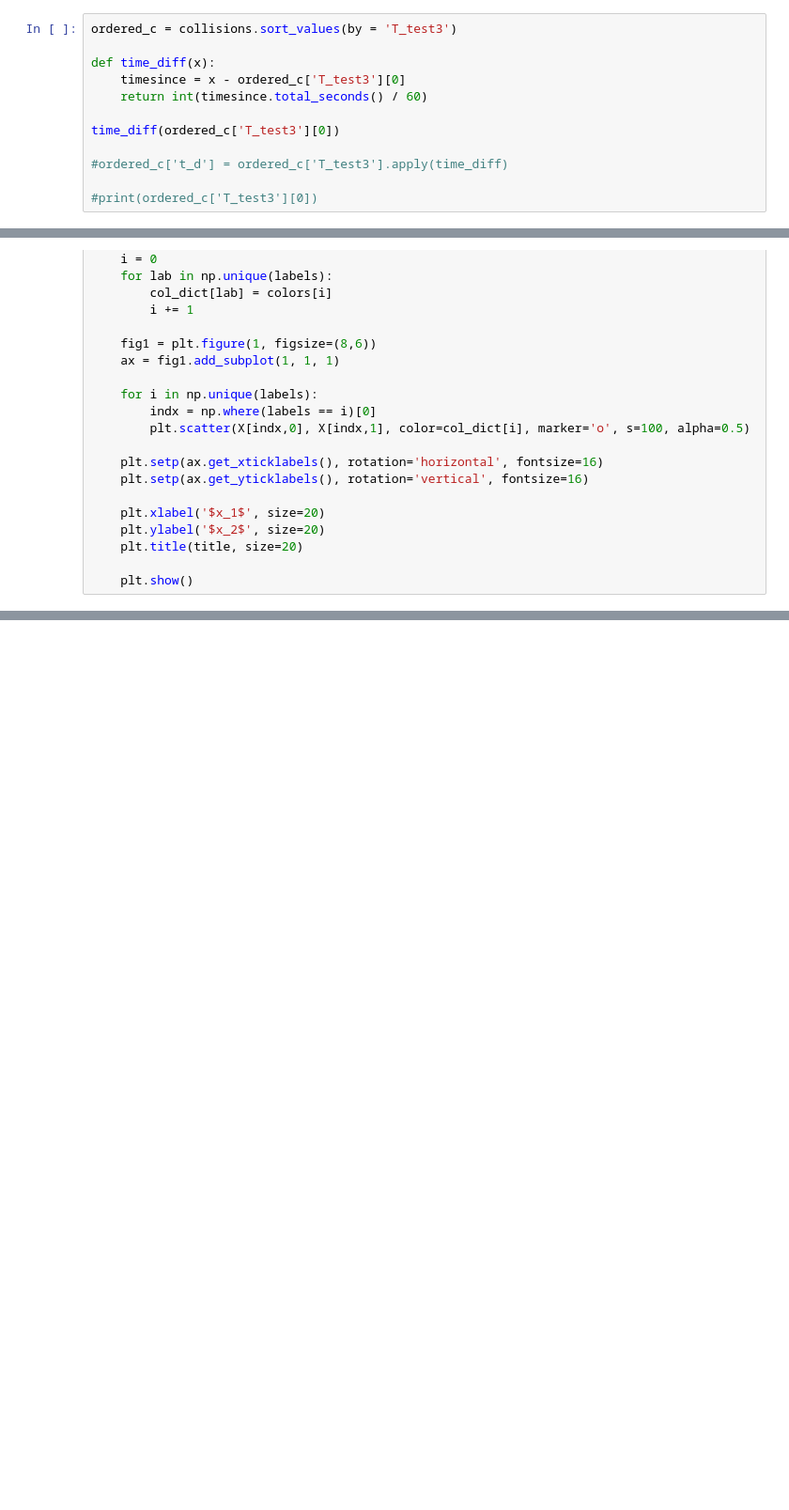
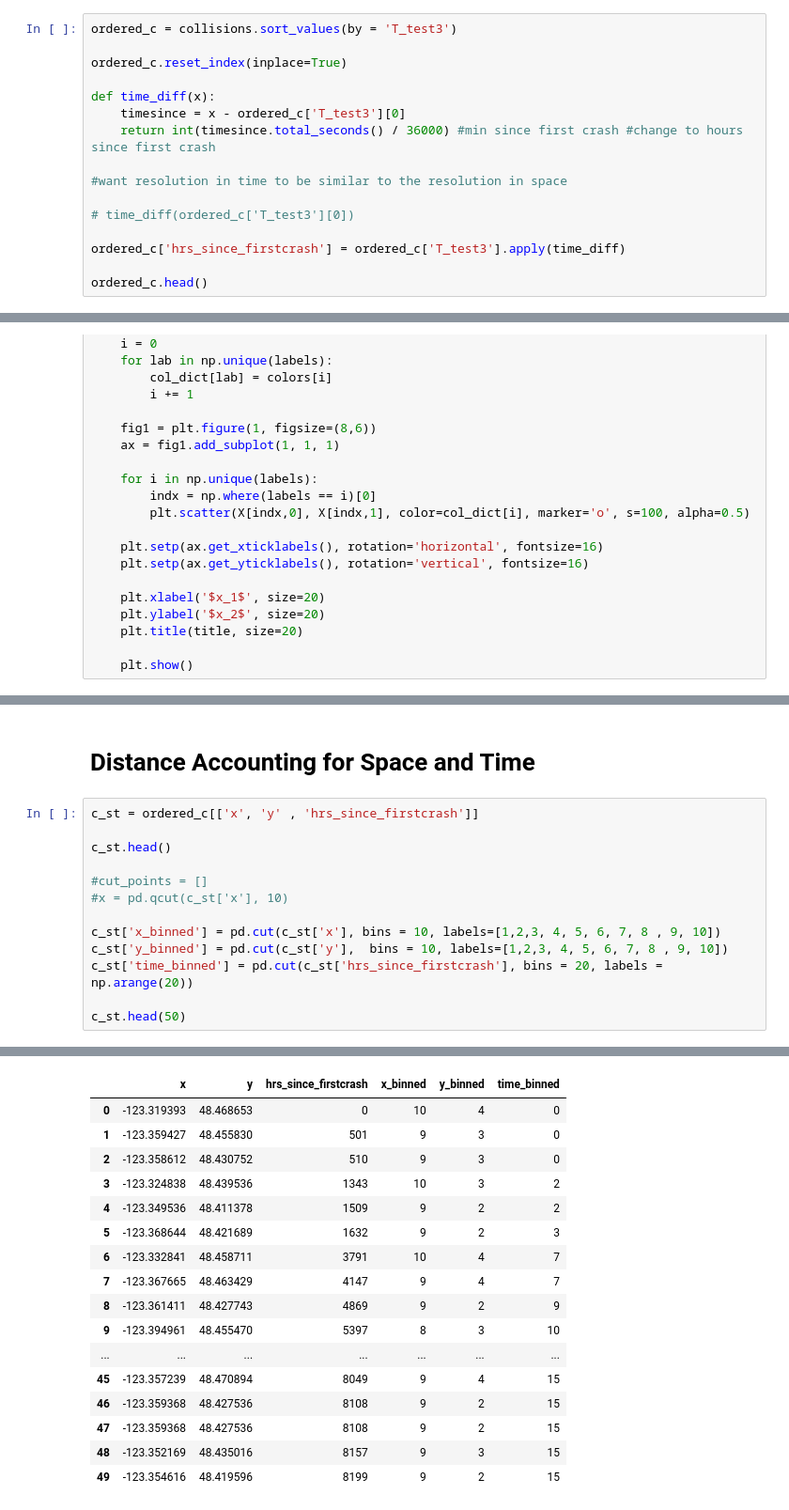
Before and after one commit to martham93/STA_project_MM, a Jupyter notebook: Martha Morrissey STA Project .ipynb, the cells around one changed output, grey strips where cells are left out. Shown at 94% size. Drawn from its saved outputs; the diff is of its cells as text; blank space fills up the shorter version.

```diff
--- a/Martha Morrissey STA Project .ipynb
+++ b/Martha Morrissey STA Project .ipynb
@@ -93,13 +93,17 @@ collisions.head()
 # %%
 ordered_c = collisions.sort_values(by = 'T_test3')
 
+ordered_c.reset_index(inplace=True)
+
 def time_diff(x):
     timesince = x - ordered_c['T_test3'][0]
-    return int(timesince.total_seconds() / 60)
+    return int(timesince.total_seconds() / 36000) #min since first crash #change to hours since first crash
 
-time_diff(ordered_c['T_test3'][0])
+#want resolution in time to be similar to the resolution in space
 
-#ordered_c['t_d'] = ordered_c['T_test3'].apply(time_diff)
+# time_diff(ordered_c['T_test3'][0])
 
-#print(ordered_c['T_test3'][0])
+ordered_c['hrs_since_firstcrash'] = ordered_c['T_test3'].apply(time_diff)
+
+ordered_c.head()
 # %% [output]
@@ -346,0 +344,16 @@ plot_scatter(x.iloc[:,0:2].values, labels=km.labels_, title="Scatter Plot: K-Mea
+# %% [markdown]
+# Distance Accounting for Space and Time
+# %%
+c_st = ordered_c[['x', 'y' , 'hrs_since_firstcrash']]
+
+c_st.head()
+
+#cut_points = []
+#x = pd.qcut(c_st['x'], 10)
+
+c_st['x_binned'] = pd.cut(c_st['x'], bins = 10, labels=[1,2,3, 4, 5, 6, 7, 8 , 9, 10])
+c_st['y_binned'] = pd.cut(c_st['y'],  bins = 10, labels=[1,2,3, 4, 5, 6, 7, 8 , 9, 10])
+c_st['time_binned'] = pd.cut(c_st['hrs_since_firstcrash'], bins = 20, labels = np.arange(20))
+
+c_st.head(50)
+# %% [output]
@@ -346,0 +372,17 @@ plot_scatter(x.iloc[:,0:2].values, labels=km.labels_, title="Scatter Plot: K-Mea
+|  | x | y | hrs_since_firstcrash | x_binned | y_binned | time_binned |
+| 0 | -123.319393 | 48.468653 | 0 | 10 | 4 | 0 |
+| 1 | -123.359427 | 48.455830 | 501 | 9 | 3 | 0 |
+| 2 | -123.358612 | 48.430752 | 510 | 9 | 3 | 0 |
+| 3 | -123.324838 | 48.439536 | 1343 | 10 | 3 | 2 |
+| 4 | -123.349536 | 48.411378 | 1509 | 9 | 2 | 2 |
+| 5 | -123.368644 | 48.421689 | 1632 | 9 | 2 | 3 |
+| 6 | -123.332841 | 48.458711 | 3791 | 10 | 4 | 7 |
+| 7 | -123.367665 | 48.463429 | 4147 | 9 | 4 | 7 |
+| 8 | -123.361411 | 48.427743 | 4869 | 9 | 2 | 9 |
+| 9 | -123.394961 | 48.455470 | 5397 | 8 | 3 | 10 |
+| ... | ... | ... | ... | ... | ... | ... |
+| 45 | -123.357239 | 48.470894 | 8049 | 9 | 4 | 15 |
+| 46 | -123.359368 | 48.427536 | 8108 | 9 | 2 | 15 |
+| 47 | -123.359368 | 48.427536 | 8108 | 9 | 2 | 15 |
+| 48 | -123.352169 | 48.435016 | 8157 | 9 | 3 | 15 |
+| 49 | -123.354616 | 48.419596 | 8199 | 9 | 2 | 15 |
```
Also changed, not shown: parts of 15 cells of this notebook.
